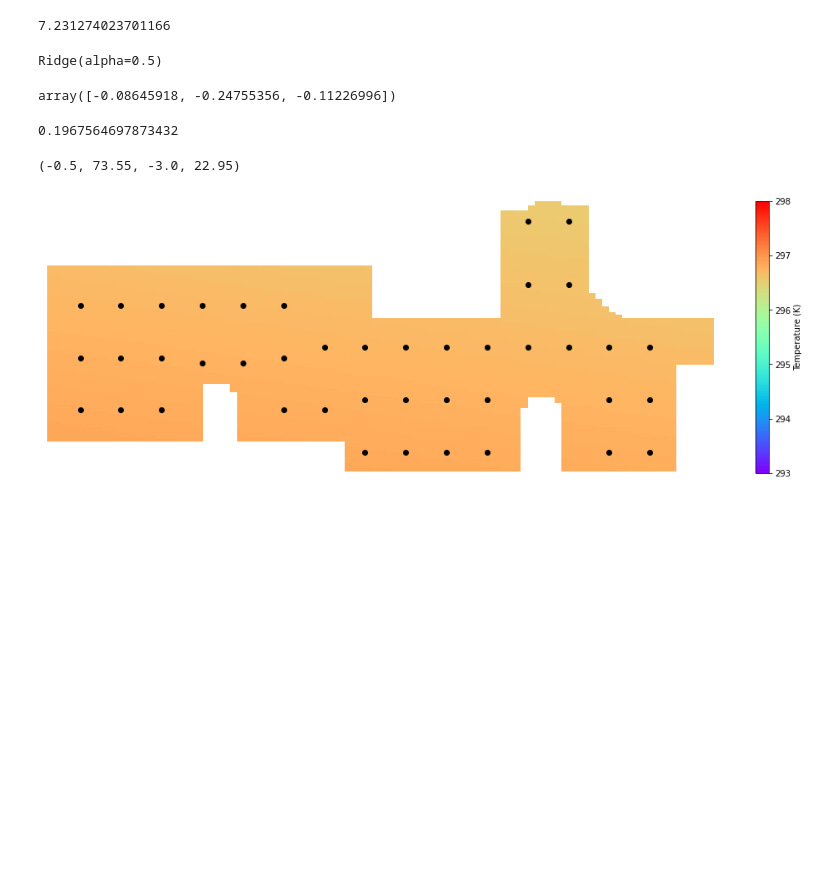
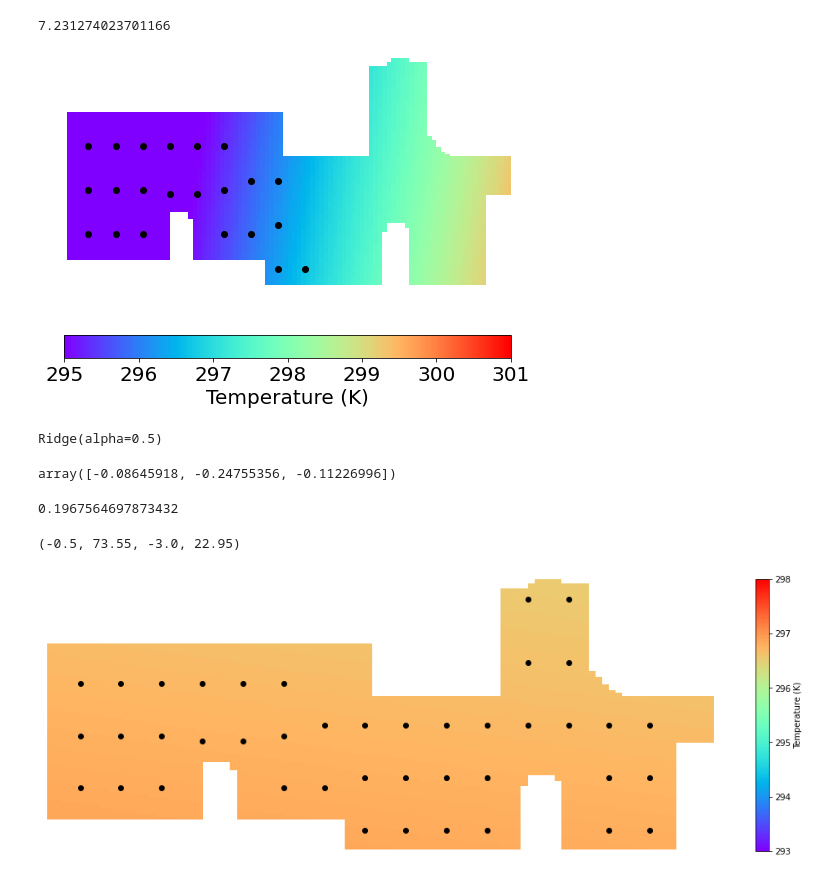
Before and after one commit to kishuqizhou/AlphaMobileSensing, a Jupyter notebook: test_dynamic.ipynb, the cells around one changed output. Drawn from its saved outputs; the diff is of its cells as text; code cells hidden in the pictures; blank space fills up the shorter version.

```diff
--- a/test_dynamic.ipynb
+++ b/test_dynamic.ipynb
@@ -285,6 +287,27 @@ template.to_csv('D:/Research Working Folder/Paper_1-Mobile Sensing Virtual Envir
 env.compute_accuracy()
 # %% [output]
 7.231274023701166
+# %%
+fig, ax=plt.subplots(1,1,figsize=(8,6))
+im=ax.pcolormesh(*xgrid, ygrid, shading='auto', cmap='rainbow', vmin=295, vmax=301)
+im_m=ax.plot(x, y, "ok", label="input point")
+
+ax.set_xlim(-0.5,73.55)
+ax.set_ylim(-3,22.95)
+cbar=fig.colorbar(im, orientation='horizontal', label='Temperature (K)')
+
+ax.spines['left'].set_visible(False)
+ax.spines['top'].set_visible(False)
+ax.spines['right'].set_visible(False)
+ax.spines['bottom'].set_visible(False)
+ax.axis('off')
+
+ticks=np.arange(295,302,1)
+cbar.set_ticks(ticks)
+
+plt.rcParams['font.size']=20
+# %% [output]
+[figure, added]
 # %%
 reg=linear_model.Ridge(alpha=0.5)
 reg.fit(nor_measurement_log[:-1, 0:3], r_i)
```
Also changed, not shown: parts of 3 cells of this notebook.
